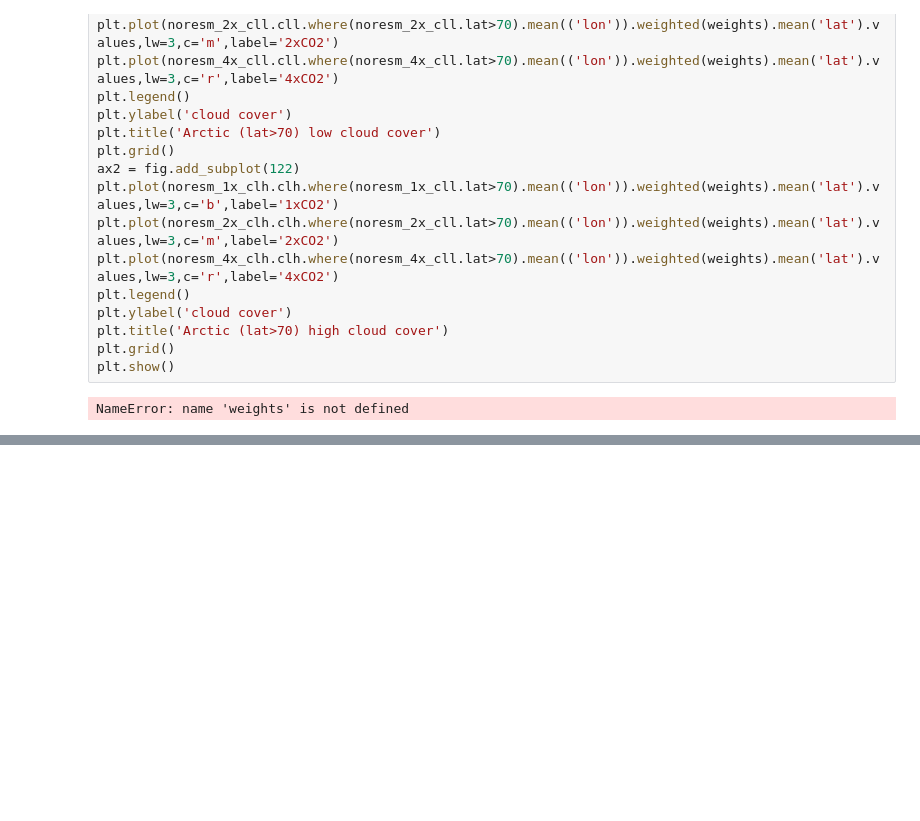
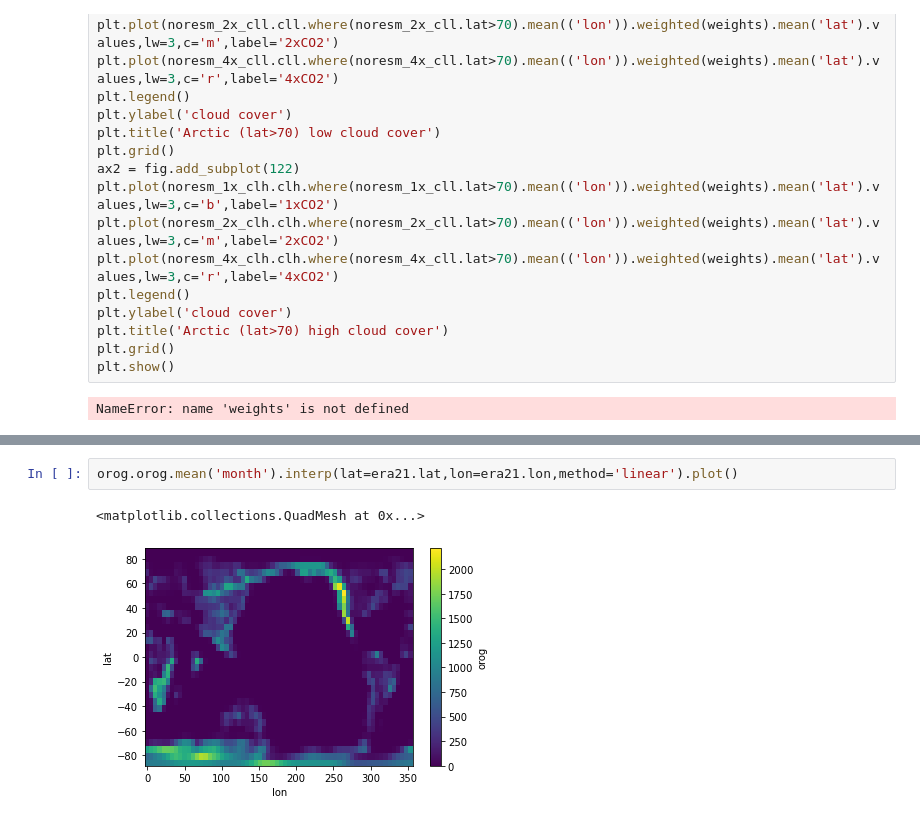
Before and after one commit to matthewjhenry/eocene, a Jupyter notebook: eocene_deepmip.ipynb, the cells around one changed output, grey strips where cells are left out. Drawn from its saved outputs; the diff is of its cells as text; blank space fills up the shorter version.

```diff
--- a/eocene_deepmip.ipynb
+++ b/eocene_deepmip.ipynb
@@ -606,0 +618,5 @@ noresm_1x_clh
+# %%
+orog.orog.mean('month').interp(lat=era21.lat,lon=era21.lon,method='linear').plot()
+# %% [output]
+<matplotlib.collections.QuadMesh at 0x...>
+[figure, added]
```
Also changed, not shown: parts of 11 cells of this notebook, 3 other files.
